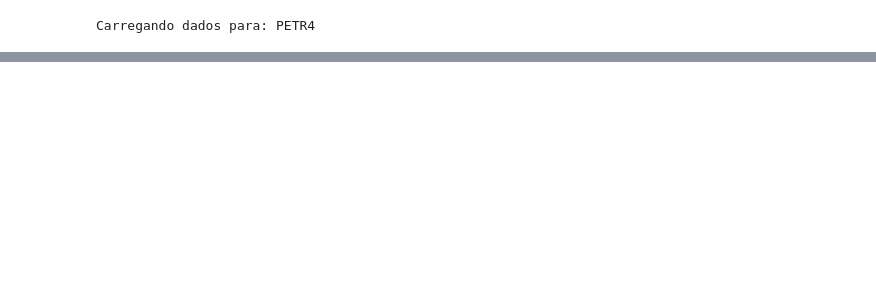
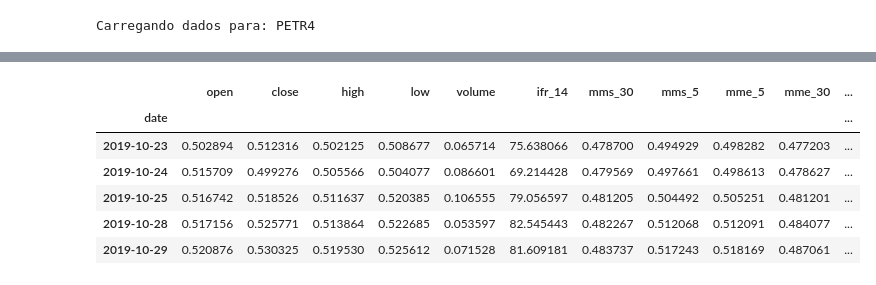
Before and after one commit to MarcosSouza257/IEEE_ID9184, a Jupyter notebook: backtest.ipynb, the cells around one changed output, grey strips where cells are left out. Drawn from its saved outputs; the diff is of its cells as text; code cells hidden in the pictures; blank space fills up the shorter version.

Commit message:
add predict_close function

```diff
--- a/backtest.ipynb
+++ b/backtest.ipynb
@@ -8,8 +108,8 @@ from config import OUTPUT_DIR  # Importa a configuração da pasta de dados
 # %%
-# Stock
-stock = ['PETR4']
+# Lista de ações
+stock_list = ['PETR4']
 
 # Carrega os dados de todas as ações e calcula os indicadores e salva em um dicionario
-stock_data = load_stocks_data(stock)
+stock_data = load_stocks_data(stock_list)
 # %% [output]
 Carregando dados para: PETR4
@@ -49,0 +185,3 @@ WARNING:absl:You are saving your model as an HDF5 file via `model.save()` or `ke
+# %%
+for stock in stock_list:
+    print(stock)
@@ -49,0 +190,3 @@ WARNING:absl:You are saving your model as an HDF5 file via `model.save()` or `ke
+# %%
+for stock in stock_list:
+    df_petr = predict_close(stock, stock_data[stock])
@@ -49,0 +196,10 @@ WARNING:absl:You are saving your model as an HDF5 file via `model.save()` or `ke
+# %%
+df_petr.head()
+# %% [output]
+|  | open | close | high | low | volume | ifr_14 | mms_30 | mms_5 | mme_5 | mme_30 | ... |
+| date |  |  |  |  |  |  |  |  |  |  | ... |
+| 2019-10-23 | 0.502894 | 0.512316 | 0.502125 | 0.508677 | 0.065714 | 75.638066 | 0.478700 | 0.494929 | 0.498282 | 0.477203 | ... |
+| 2019-10-24 | 0.515709 | 0.499276 | 0.505566 | 0.504077 | 0.086601 | 69.214428 | 0.479569 | 0.497661 | 0.498613 | 0.478627 | ... |
+| 2019-10-25 | 0.516742 | 0.518526 | 0.511637 | 0.520385 | 0.106555 | 79.056597 | 0.481205 | 0.504492 | 0.505251 | 0.481201 | ... |
+| 2019-10-28 | 0.517156 | 0.525771 | 0.513864 | 0.522685 | 0.053597 | 82.545443 | 0.482267 | 0.512068 | 0.512091 | 0.484077 | ... |
+| 2019-10-29 | 0.520876 | 0.530325 | 0.519530 | 0.525612 | 0.071528 | 81.609181 | 0.483737 | 0.517243 | 0.518169 | 0.487061 | ... |
```
Also changed, not shown: parts of 7 cells of this notebook, 1 other file.
